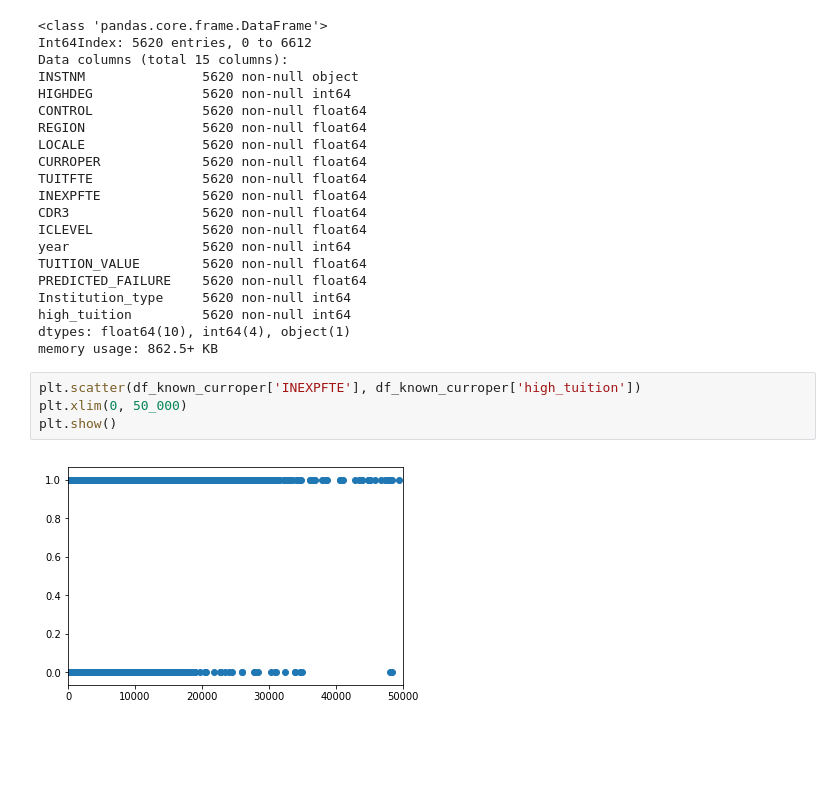
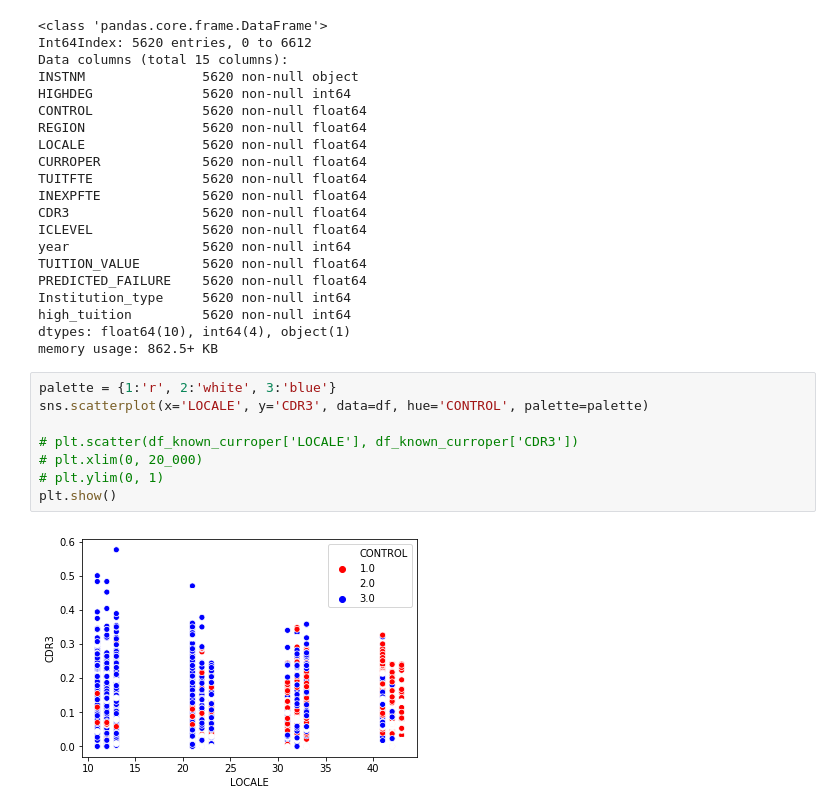
Before and after one commit to CliffordBridges/College-Scorecards-Uses-and-Insights, a Jupyter notebook: CMB_EDA_College_Dataset.ipynb, the cells around one changed output. Cells and saved outputs as stored; diff of their text form; blank space fills up the shorter version.

```diff
--- a/CMB_EDA_College_Dataset.ipynb
+++ b/CMB_EDA_College_Dataset.ipynb
@@ -275,9 +405,13 @@ Institution_type     5620 non-null int64
 high_tuition         5620 non-null int64
 dtypes: float64(10), int64(4), object(1)
 memory usage: 862.5+ KB
-# %%
-plt.scatter(df_known_curroper['INEXPFTE'], df_known_curroper['high_tuition'])
-plt.xlim(0, 50_000)
-plt.show()
-# %% [output]
-[figure, removed]
+# %%
+palette = {1:'r', 2:'white', 3:'blue'}
+sns.scatterplot(x='LOCALE', y='CDR3', data=df, hue='CONTROL', palette=palette)
+
+# plt.scatter(df_known_curroper['LOCALE'], df_known_curroper['CDR3'])
+# plt.xlim(0, 20_000)
+# plt.ylim(0, 1)
+plt.show()
+# %% [output]
+[figure, added]
```
Also changed, not shown: parts of 27 cells of this notebook.
